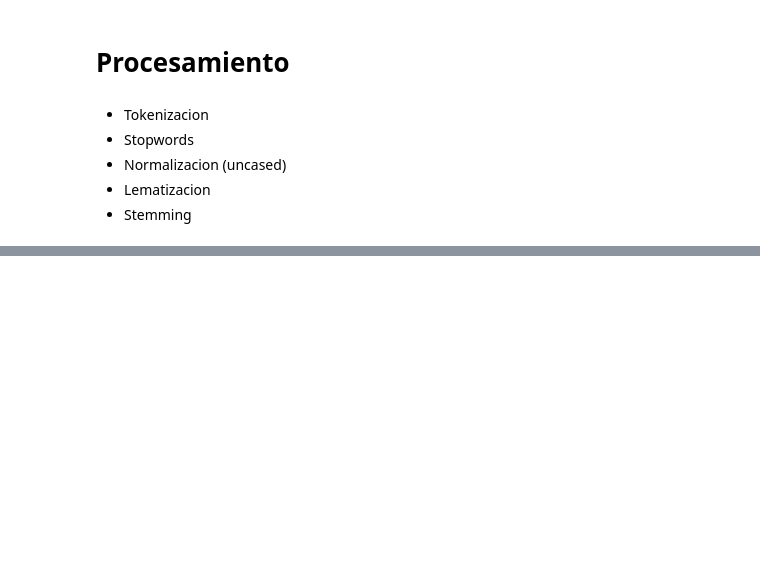
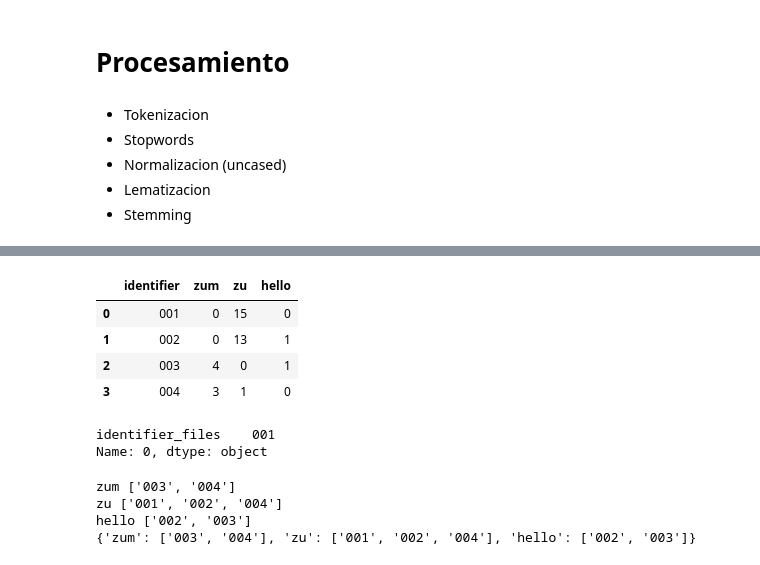
Before and after one commit to Tomas1307/NLP, a Jupyter notebook: HW01/test.ipynb, the cells around one changed output, grey strips where cells are left out. Saved outputs shown, nothing was run; the diff lists cells and outputs as text; code cells hidden in the pictures; blank space fills up the shorter version.

Commit message:
feat: Inverted index

```diff
--- a/HW01/test.ipynb
+++ b/HW01/test.ipynb
@@ -120,0 +230,39 @@ Cantidad de ocurrencias: 120614
+# %%
+dataFramePrueba = pd.DataFrame()
+
+dataFramePrueba["identifier"] = ["001","002","003","004"]
+dataFramePrueba["zum"] = [0, 0, 4, 3]
+dataFramePrueba["zu"] = [15, 13, 0 ,1]
+dataFramePrueba["hello"] = [0, 1 , 1 ,0]
+# %%
+dataFramePrueba
+# %% [output]
+|  | identifier | zum | zu | hello |
+| 0 | 001 | 0 | 15 | 0 |
+| 1 | 002 | 0 | 13 | 1 |
+| 2 | 003 | 4 | 0 | 1 |
+| 3 | 004 | 3 | 1 | 0 |
+# %%
+a = df["identifier_files"].iloc[0]
+a
+# %% [output]
+identifier_files    001
+Name: 0, dtype: object
+# %%
+#Prueba funciona
+
+inverted_index_dicc = {}
+for i in dataFramePrueba.columns.tolist():
+    list_variable = []
+    if i != "identifier":
+        for j in range(0,len(dataFramePrueba[i])):
+            if dataFramePrueba[i].iloc[j] > 0:
+                list_variable.append(dataFramePrueba["identifier"].iloc[j])
+        print(i,list_variable)
+        inverted_index_dicc[i] = sorted(list_variable)
+print(inverted_index_dicc)
+# %% [output]
+zum ['003', '004']
+zu ['001', '002', '004']
+hello ['002', '003']
+{'zum': ['003', '004'], 'zu': ['001', '002', '004'], 'hello': ['002', '003']}
```
Also changed, not shown: parts of 14 cells of this notebook, 9 other files.
